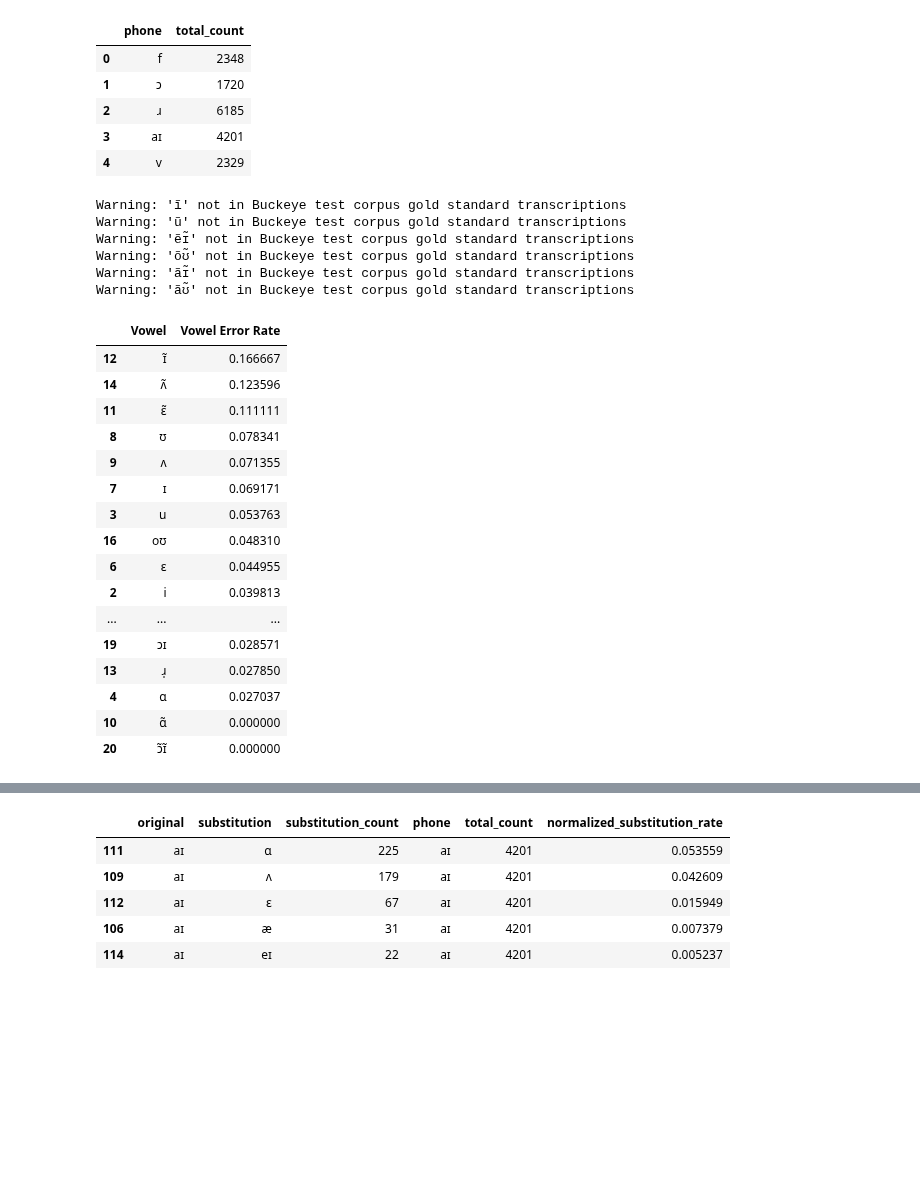
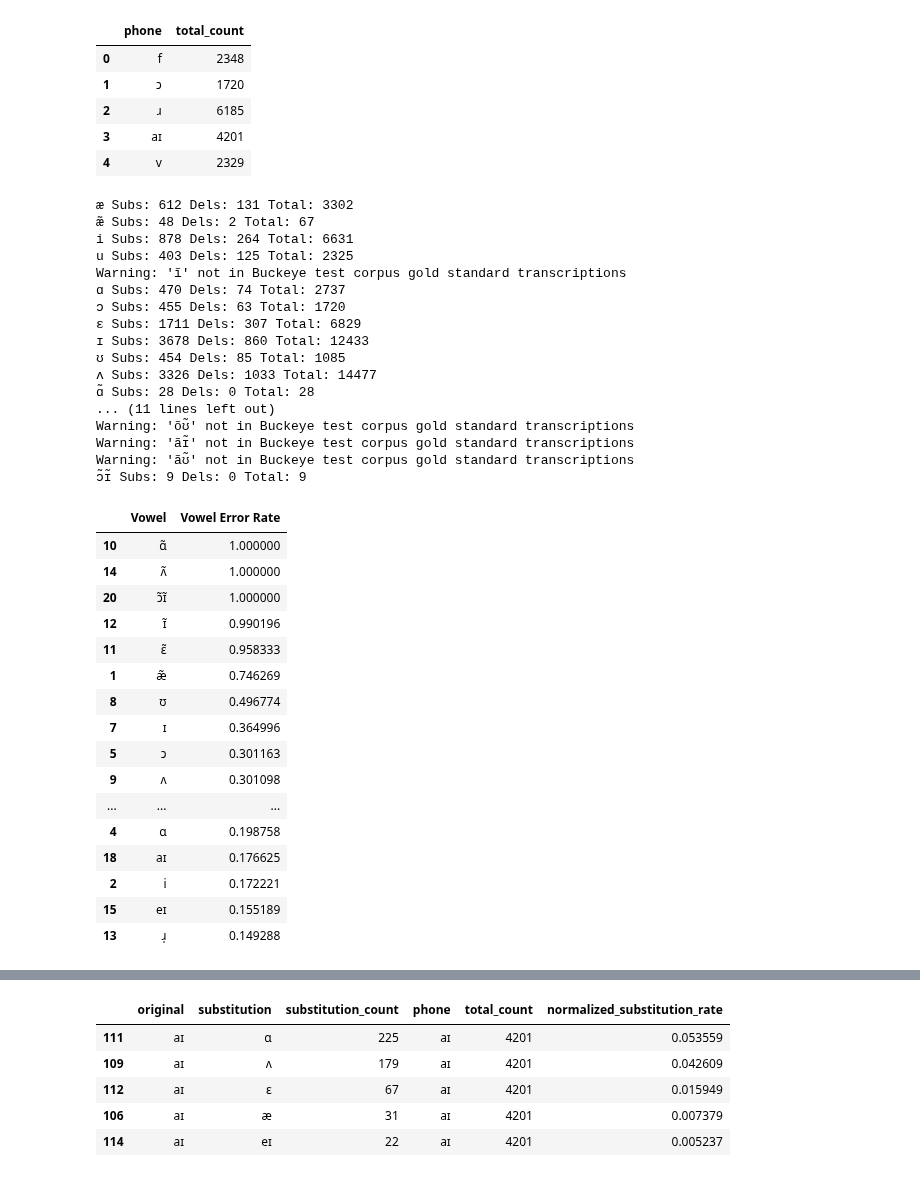
Before and after one commit to ginic/multipa, a Jupyter notebook: notebooks/amp_presentation/vowel_overlap_comparisons.ipynb, the cells around one changed output, grey strips where cells are left out. Cells and saved outputs as stored; diff of their text form; code cells hidden in the pictures; blank space fills up the shorter version.

```diff
--- a/notebooks/amp_presentation/vowel_overlap_comparisons.ipynb
+++ b/notebooks/amp_presentation/vowel_overlap_comparisons.ipynb
@@ -266,6 +278,9 @@ display(buckeye_dels_df.head())
 | 11 | eɪ | 89 |
 | 19 | aɪ | 143 |
 # %%
-buckeye_overall_substitutions = buckeye_subs_df.groupby("original")["substitution_count"].sum().reset_index()
-display(buckeye_overall_substitutions)
+buckeye_overall_substitutions_df = buckeye_subs_df.groupby("original")["substitution_count"].sum().reset_index()
+buckeye_overall_sub_counts = defaultdict(int)
+buckeye_overall_sub_counts.update(buckeye_overall_substitutions_df.set_index("original").to_dict()["substitution_count"])
+print(buckeye_overall_sub_counts)
+display(buckeye_overall_substitutions_df)
 # %% [output]
@@ -299,31 +315,42 @@ display(buckeye_token_counts_df.head())
 # %%
 # Compute and plot error rates considering both substitutions and deletions
 buckeye_vowel_error_rates = get_error_rates_with_deletions(
-    buckeye_subs, buckeye_dels, buckeye_token_counts, BUCKEYE_VOWELS + BUCKEYE_DIPHTHONGS
+    buckeye_overall_sub_counts, buckeye_dels, buckeye_token_counts, BUCKEYE_VOWELS + BUCKEYE_DIPHTHONGS
 )
 buckeye_ver_df = pd.DataFrame(buckeye_vowel_error_rates.items(), columns=["Vowel", "Vowel Error Rate"]).sort_values("Vowel Error Rate", ascending=False)
 display(buckeye_ver_df)
 # %% [output]
+æ Subs: 612 Dels: 131 Total: 3302
+æ̃ Subs: 48 Dels: 2 Total: 67
+i Subs: 878 Dels: 264 Total: 6631
+u Subs: 403 Dels: 125 Total: 2325
 Warning: 'ĩ' not in Buckeye test corpus gold standard transcriptions
-Warning: 'ũ' not in Buckeye test corpus gold standard transcriptions
-Warning: 'ẽɪ̃' not in Buckeye test corpus gold standard transcriptions
+ɑ Subs: 470 Dels: 74 Total: 2737
+ɔ Subs: 455 Dels: 63 Total: 1720
+ɛ Subs: 1711 Dels: 307 Total: 6829
+ɪ Subs: 3678 Dels: 860 Total: 12433
+ʊ Subs: 454 Dels: 85 Total: 1085
+ʌ Subs: 3326 Dels: 1033 Total: 14477
+ɑ̃ Subs: 28 Dels: 0 Total: 28
+... (11 lines left out)
 Warning: 'õʊ̃' not in Buckeye test corpus gold standard transcriptions
 Warning: 'ãɪ̃' not in Buckeye test corpus gold standard transcriptions
 Warning: 'ãʊ̃' not in Buckeye test corpus gold standard transcriptions
+ɔ̃ɪ̃ Subs: 9 Dels: 0 Total: 9
 |  | Vowel | Vowel Error Rate |
-| 12 | ɪ̃ | 0.166667 |
-| 14 | ʌ̃ | 0.123596 |
-| 11 | ɛ̃ | 0.111111 |
-| 8 | ʊ | 0.078341 |
-| 9 | ʌ | 0.071355 |
-| 7 | ɪ | 0.069171 |
-| 3 | u | 0.053763 |
-| 16 | oʊ | 0.048310 |
-| 6 | ɛ | 0.044955 |
-| 2 | i | 0.039813 |
+| 10 | ɑ̃ | 1.000000 |
+| 14 | ʌ̃ | 1.000000 |
+| 20 | ɔ̃ɪ̃ | 1.000000 |
+| 12 | ɪ̃ | 0.990196 |
+| 11 | ɛ̃ | 0.958333 |
+| 1 | æ̃ | 0.746269 |
+| 8 | ʊ | 0.496774 |
+| 7 | ɪ | 0.364996 |
+| 5 | ɔ | 0.301163 |
+| 9 | ʌ | 0.301098 |
 | ... | ... | ... |
-| 19 | ɔɪ | 0.028571 |
-| 13 | ɹ̩ | 0.027850 |
-| 4 | ɑ | 0.027037 |
-| 10 | ɑ̃ | 0.000000 |
-| 20 | ɔ̃ɪ̃ | 0.000000 |
+| 4 | ɑ | 0.198758 |
+| 18 | aɪ | 0.176625 |
+| 2 | i | 0.172221 |
+| 15 | eɪ | 0.155189 |
+| 13 | ɹ̩ | 0.149288 |
```
Also changed, not shown: parts of 21 cells of this notebook.
